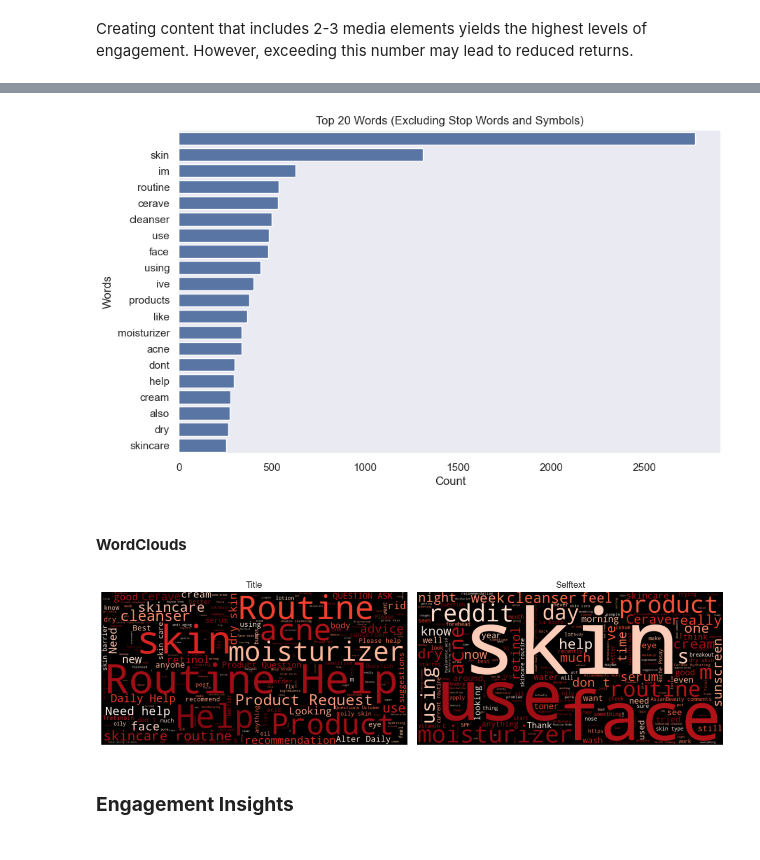
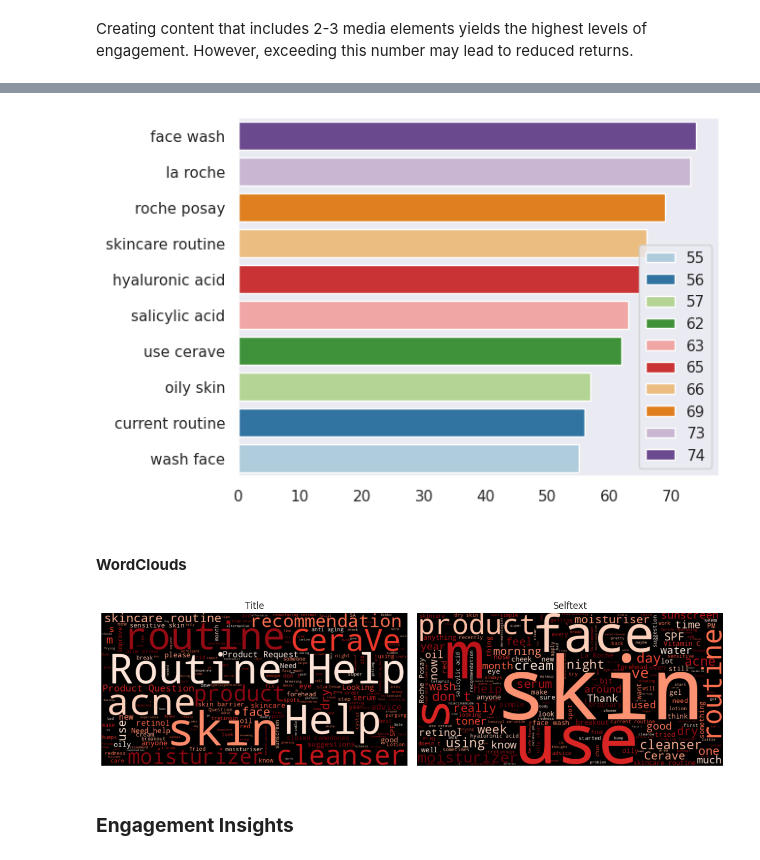
Before and after one commit to PerisN/Reddit-Product-Sentiment-Analytics, a Jupyter notebook: notebooks/exploratory_analysis.ipynb, the cells around one changed output, grey strips where cells are left out. Drawn from its saved outputs; the diff is of its cells as text; code cells hidden in the pictures.

```diff
--- a/notebooks/exploratory_analysis.ipynb
+++ b/notebooks/exploratory_analysis.ipynb
@@ -20,6 +21,6 @@ True
 sns.set_theme(style="dark");
 # %%
 # Read post data
-posts = pd.read_csv('../data/reddit_CeraVe_posts_20241031_142630.csv')
+posts = pd.read_csv('../data/reddit_Cerave_posts_20241109_193458.csv')
 posts.head()
 # %% [output]
@@ -72,7 +74,7 @@ skim(posts)
 ╰────────────────────────────────────────────────────── End ──────────────────────────────────────────────────────╯
 # %%
 # Some cleaning
-posts['selftext'] = posts['selftext'].fillna('')
+posts[['selftext', 'flair']] = posts[['selftext', 'flair']].fillna('')
 posts = posts.drop('has_video', axis=1)
 # %%
 posts['subreddit'].value_counts()
@@ -120,16 +151,18 @@ print("Score Statistics based on Media Count:\n", media_score_stats)
 # %% [markdown]
 Creating content that includes 2-3 media elements yields the highest levels of engagement. However, exceeding this number may lead to reduced returns.
 # %%
-from sklearn.feature_extraction.text import CountVectorizer
-
 def plot_top_ngrams_barchart(text, n=2):
     stop_words = set(stopwords.words('english'))
 
-    # Tokenize and filter out stopwords
+     # Handle input types
+    if isinstance(text, str):
+        text = pd.Series([text])
+    elif not isinstance(text, pd.Series):
+        text = pd.Series(text)
+
     new = text.str.split().values.tolist()
     corpus = [word for sublist in new for word in sublist if word.lower() not in stop_words]
 
-    # Join the filtered corpus back into documents for CountVectorizer
     corpus = [" ".join(corpus)]
 
     def _get_top_ngram(corpus, n=None):
@@ -143,4 +176,3 @@ def plot_top_ngrams_barchart(text, n=2):
     top_n_bigrams = _get_top_ngram(corpus, n)
     x, y = map(list, zip(*top_n_bigrams))
     sns.barplot(x=y, y=x, palette='Paired', hue=y)
-    plt.show()
@@ -173,7 +191,7 @@ plot_top_words(posts['title'])
 # %%
-plot_top_words(posts['selftext'])
+plot_top_ngrams_barchart(posts['selftext'], 2)
 # %% [output]
-[figure, old version]
+[figure, new version]
 # %% [markdown]
 #### **WordClouds**
 # %%
@@ -198,7 +216,9 @@ plt.axis('off')
 
 plt.tight_layout()
 # %% [output]
-[figure, old version]
+[figure, new version]
+# %% [markdown]
+### **Engagement Insights**
 # %%
 # Convert 'created_utc' to datetime
 posts['created_utc'] = pd.to_datetime(posts['created_utc'])
@@ -209,8 +229,6 @@ posts['day_of_week'] = posts['created_utc'].dt.day_name()
 # %%
 # Define day order for plots
 day_order = ['Monday', 'Tuesday', 'Wednesday', 'Thursday', 'Friday', 'Saturday', 'Sunday']
-# %% [markdown]
-### **Engagement Insights**
 # %%
 # Calculate metrics
 hourly_metrics = posts.groupby(['hour', 'subreddit']).agg({
```
Also changed, not shown: parts of 30 cells of this notebook.
